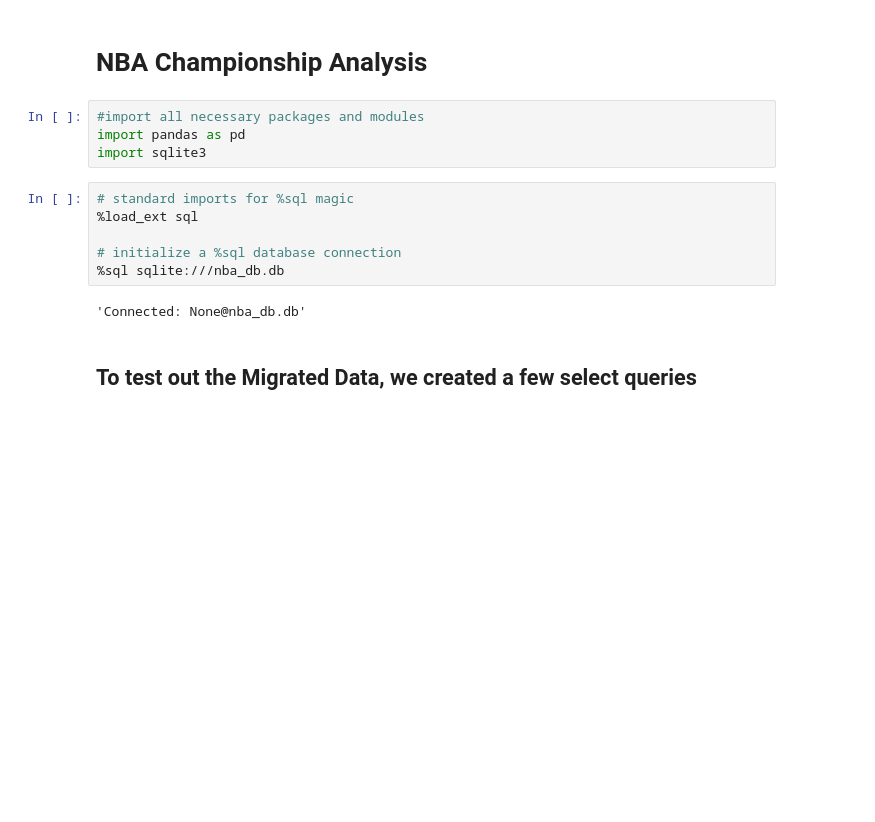
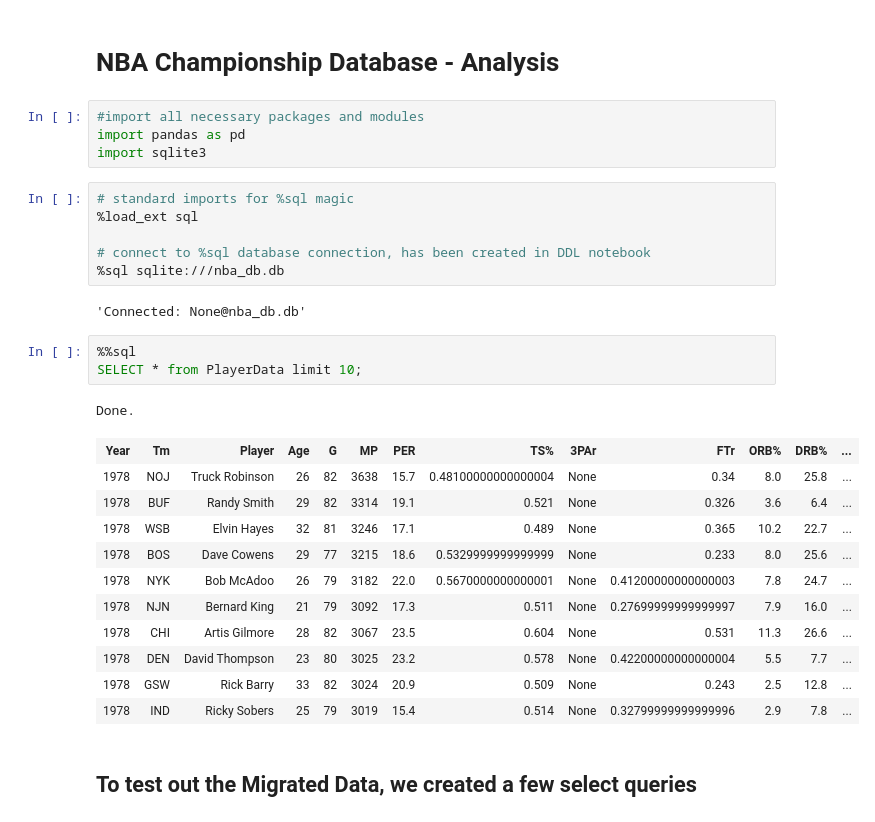
Before and after one commit to fairfield-university-is510-fall2017/final-project-four-score, a Jupyter notebook: Analysis.ipynb, the cells around one changed output. Saved outputs shown, nothing was run; the diff lists cells and outputs as text; blank space fills up the shorter version.

```diff
--- a/Analysis.ipynb
+++ b/Analysis.ipynb
@@ -1,5 +1,5 @@
 # %% [markdown]
-# NBA Championship Analysis
+# NBA Championship Database - Analysis
 # %%
 #import all necessary packages and modules
 import pandas as pd
@@ -8,10 +8,26 @@ import sqlite3
 # standard imports for %sql magic
 %load_ext sql
 
-# initialize a %sql database connection
+# connect to %sql database connection, has been created in DDL notebook
 %sql sqlite:///nba_db.db
 # %% [output]
 'Connected: None@nba_db.db'
+# %%
+%%sql
+SELECT * from PlayerData limit 10;
+# %% [output]
+Done.
+| Year | Tm | Player | Age | G | MP | PER | TS% | 3PAr | FTr | ORB% | DRB% | ... |
+| 1978 | NOJ | Truck Robinson | 26 | 82 | 3638 | 15.7 | 0.48100000000000004 | None | 0.34 | 8.0 | 25.8 | ... |
+| 1978 | BUF | Randy Smith | 29 | 82 | 3314 | 19.1 | 0.521 | None | 0.326 | 3.6 | 6.4 | ... |
+| 1978 | WSB | Elvin Hayes | 32 | 81 | 3246 | 17.1 | 0.489 | None | 0.365 | 10.2 | 22.7 | ... |
+| 1978 | BOS | Dave Cowens | 29 | 77 | 3215 | 18.6 | 0.5329999999999999 | None | 0.233 | 8.0 | 25.6 | ... |
+| 1978 | NYK | Bob McAdoo | 26 | 79 | 3182 | 22.0 | 0.5670000000000001 | None | 0.41200000000000003 | 7.8 | 24.7 | ... |
+| 1978 | NJN | Bernard King | 21 | 79 | 3092 | 17.3 | 0.511 | None | 0.27699999999999997 | 7.9 | 16.0 | ... |
+| 1978 | CHI | Artis Gilmore | 28 | 82 | 3067 | 23.5 | 0.604 | None | 0.531 | 11.3 | 26.6 | ... |
+| 1978 | DEN | David Thompson | 23 | 80 | 3025 | 23.2 | 0.578 | None | 0.42200000000000004 | 5.5 | 7.7 | ... |
+| 1978 | GSW | Rick Barry | 33 | 82 | 3024 | 20.9 | 0.509 | None | 0.243 | 2.5 | 12.8 | ... |
+| 1978 | IND | Ricky Sobers | 25 | 79 | 3019 | 15.4 | 0.514 | None | 0.32799999999999996 | 2.9 | 7.8 | ... |
 # %% [markdown]
 ## To test out the Migrated Data, we created a few select queries
 # %% [markdown]
```
Also changed, not shown: parts of 9 cells of this notebook, 5 other files.
